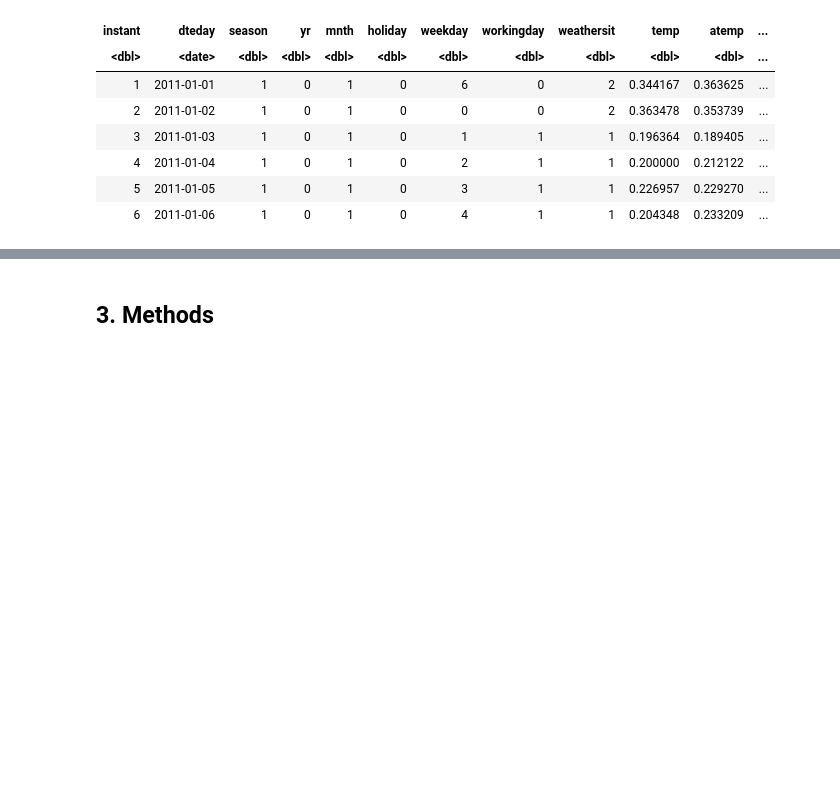
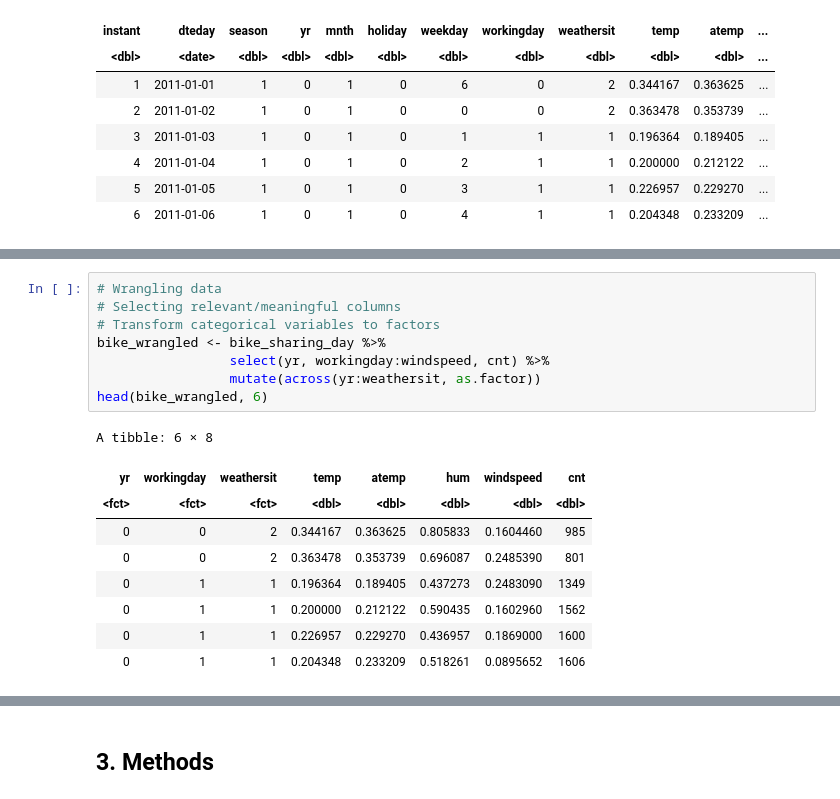
Before and after one commit to tonyliang19/stat301-group-project, a Jupyter notebook: src/proposal.ipynb, the cells around one changed output, grey strips where cells are left out. Saved outputs shown, nothing was run; the diff lists cells and outputs as text; blank space fills up the shorter version.

```diff
--- a/src/proposal.ipynb
+++ b/src/proposal.ipynb
@@ -86,0 +111,18 @@ A tibble: 6 × 16
+# %%
+# Wrangling data
+# Selecting relevant/meaningful columns
+# Transform categorical variables to factors
+bike_wrangled <- bike_sharing_day %>%
+                 select(yr, workingday:windspeed, cnt) %>%
+                 mutate(across(yr:weathersit, as.factor))
+head(bike_wrangled, 6)
+# %% [output]
+A tibble: 6 × 8
+| yr | workingday | weathersit | temp | atemp | hum | windspeed | cnt |
+| <fct> | <fct> | <fct> | <dbl> | <dbl> | <dbl> | <dbl> | <dbl> |
+| 0 | 0 | 2 | 0.344167 | 0.363625 | 0.805833 | 0.1604460 | 985 |
+| 0 | 0 | 2 | 0.363478 | 0.353739 | 0.696087 | 0.2485390 | 801 |
+| 0 | 1 | 1 | 0.196364 | 0.189405 | 0.437273 | 0.2483090 | 1349 |
+| 0 | 1 | 1 | 0.200000 | 0.212122 | 0.590435 | 0.1602960 | 1562 |
+| 0 | 1 | 1 | 0.226957 | 0.229270 | 0.436957 | 0.1869000 | 1600 |
+| 0 | 1 | 1 | 0.204348 | 0.233209 | 0.518261 | 0.0895652 | 1606 |
```
Also changed, not shown: parts of 7 cells of this notebook.
